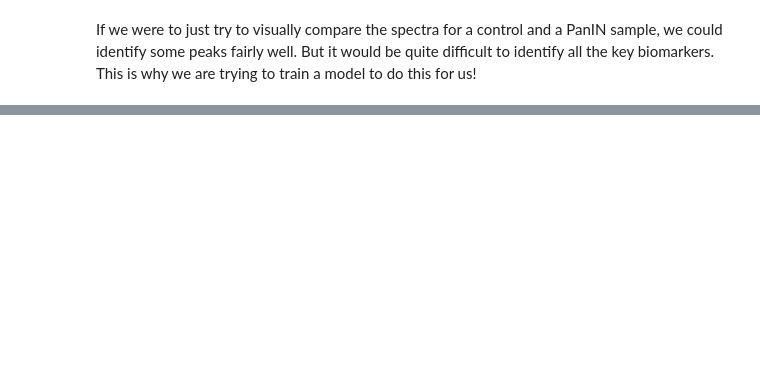
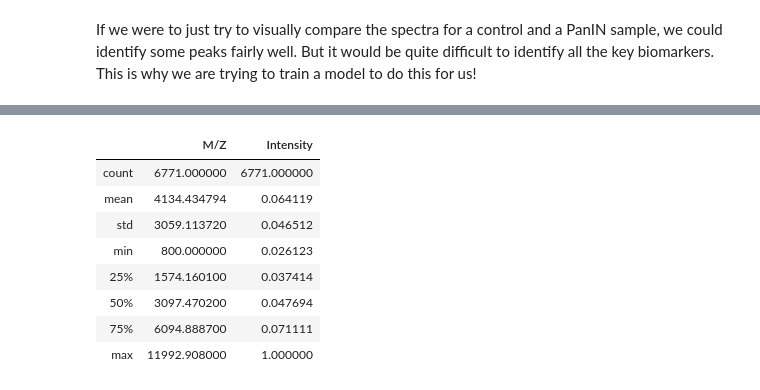
Before and after one commit to s-mushnoori/diagnosing-pancreatic-cancer, a Jupyter notebook: diagnosing-pancreatic-cancer.ipynb, the cells around one changed output, grey strips where cells are left out. Saved outputs shown, nothing was run; the diff lists cells and outputs as text; code cells hidden in the pictures; blank space fills up the shorter version.

```diff
--- a/diagnosing-pancreatic-cancer.ipynb
+++ b/diagnosing-pancreatic-cancer.ipynb
@@ -96,0 +135,18 @@ If we were to just try to visually compare the spectra for a control and a PanIN
+# %%
+# Rescaling: Divide all the values by the highest intensity value
+cs['Intensity'] = cs['Intensity'] / np.max(cs['Intensity'])
+
+# Take the square root to 'compress' the intensity values a little.
+# The actual intensity values are not important. We just need to be able to identify and visualize the peaks.
+cs['Intensity'] = np.sqrt(cs['Intensity'])
+cs.describe()
+# %% [output]
+|  | M/Z | Intensity |
+| count | 6771.000000 | 6771.000000 |
+| mean | 4134.434794 | 0.064119 |
+| std | 3059.113720 | 0.046512 |
+| min | 800.000000 | 0.026123 |
+| 25% | 1574.160100 | 0.037414 |
+| 50% | 3097.470200 | 0.047694 |
+| 75% | 6094.888700 | 0.071111 |
+| max | 11992.908000 | 1.000000 |
```
Also changed, not shown: parts of 13 cells of this notebook.
